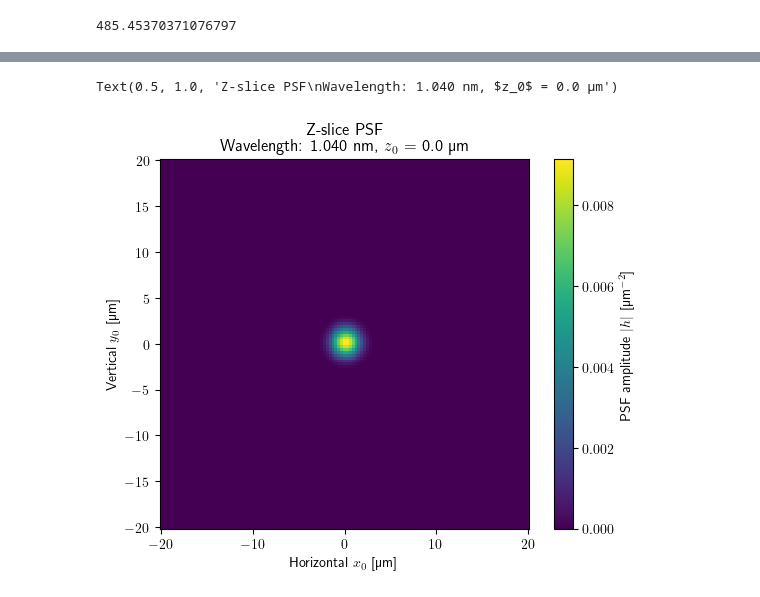
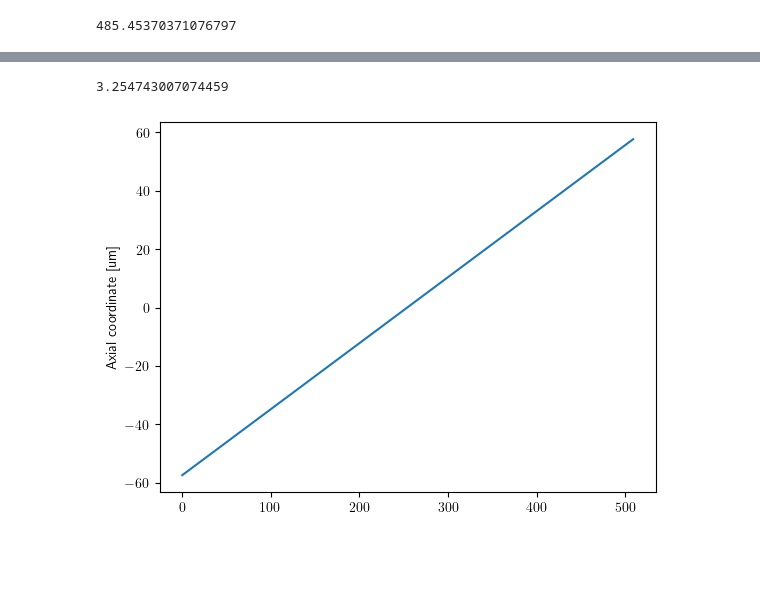
Before and after one commit to ComputationalOpticsGroup/COG-OCTPSF-simulator, a Jupyter notebook: demo_CTF.ipynb, the cells around one changed output, grey strips where cells are left out. Drawn from its saved outputs; the diff is of its cells as text; code cells hidden in the pictures; blank space fills up the shorter version.

```diff
--- a/demo_CTF.ipynb
+++ b/demo_CTF.ipynb
@@ -93,5 +127,6 @@ Central wavelength [um]: 1.0399999047610027
 #
 # In the case of the different optical path, the wavefront aberration should be defined separately.
 
-ns = [(2, 2), (3, 1), (3, 3), (4, 0)]  # Zernike expansion orders
-coeff = [(0.0, 0.0), (0.0, 0.0), (0.0, 0.0), 0.0]  # Zernike expansion coefficients (RMS) [µm]
+ns = [(2, 2), (3, 1), (4, 0)]  # Zernike expansion orders
+coeff = [(0.0, 0.0), (0.0, 0.0), 0.0]  # Zernike expansion coefficients (RMS) [µm]
+# coeff = [(0.2, -0.05), (0.04, -0.032), -0.1]  # Zernike expansion coefficients (RMS) [µm]
@@ -520,20 +335,40 @@ Text(0.5, 1.0, 'Y-slice PSF\nWavelength: 1.040 nm, $x_0$ = 0.0 µm')
-# %%
-# %%
-
-# z_i = 0
-z_i = idx_z0
-plt.pcolormesh(
-    xd, xd,
-    np.abs(ht[..., z_i]),
-)
-plt.colorbar(label=PSF_AMP_LABEL)
-plt.gca().set_aspect('equal')
-plt.xlabel(HORIZONTAL_LABEL)
-plt.ylabel(VERTICAL_LABEL)
-plt.title(
-    ("Z-slice PSF\n" +
-     WAVELENGTH + ", " + LOCATION_Z).format(λ[ki], z[z_i])
-)
-# %% [output]
-Text(0.5, 1.0, 'Z-slice PSF\nWavelength: 1.040 nm, $z_0$ = 0.0 µm')
-[figure, removed]
+# %%
+# %%
+
+# Rough estimation of the Rayleigh length
+if img_mode == IMG_MODE.SCFF:
+    z_r = 4 / (na_co_col_max ** 2 * kbc)
+else:
+    z_r = np.sqrt(
+        4 / (max(na_co_ill_max, na_co_col_max) ** 2 * kbc)
+    )
+
+z_r
+# %% [output]
+3.254743007074459
+# %%
+# %%
+
+# Axial location
+z_step = 2 * np.pi / (4.2 * kb.max())
+z_num = 10.0 * z_r / z_step + 1
+if z_num < 256:
+    z_num = 256
+zs_r = np.arange(start=0,
+                 stop=z_num * z_step,
+                 step=z_step,
+                 dtype=np.float32)
+if SIM_MODE.endswith('zoom'):
+    # Smooth continuous axial coordinate for zoom FFT.
+    z = np.concatenate((-zs_r[-2:0:-1], zs_r))
+else:
+    # Make the first element as z = 0
+    z = np.concatenate((zs_r, -zs_r[-2:0:-1]))
+idx_z0 = np.where(z == 0)[0][0]
+
+plt.figure()
+plt.plot(z)
+plt.ylabel("Axial coordinate [um]")
+plt.show()
+# %% [output]
+[figure, added]
```
Also changed, not shown: parts of 52 cells of this notebook, 9 other files.
